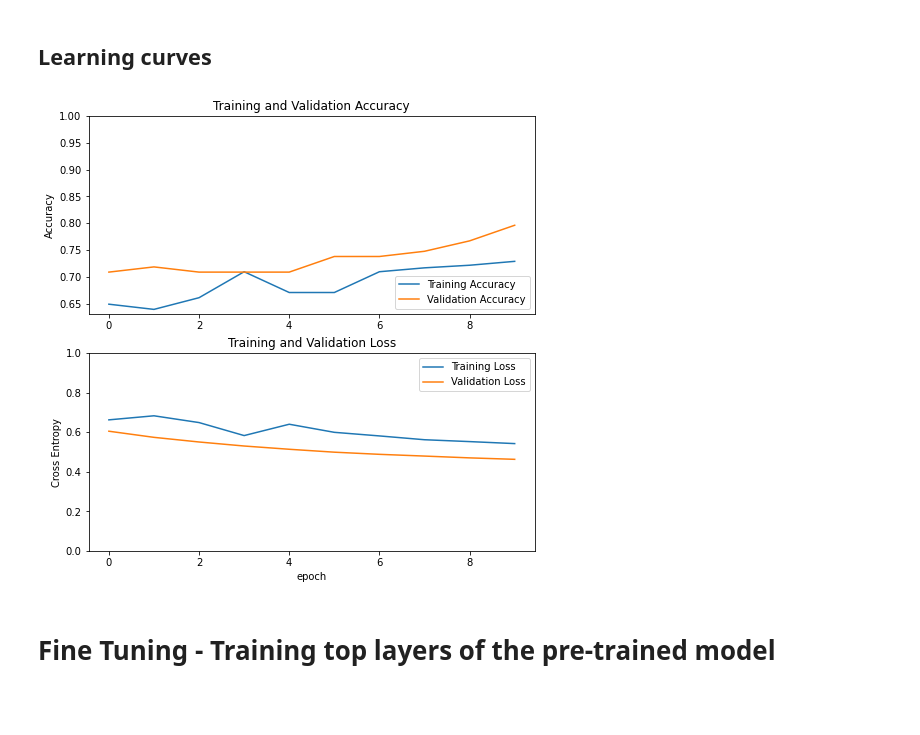
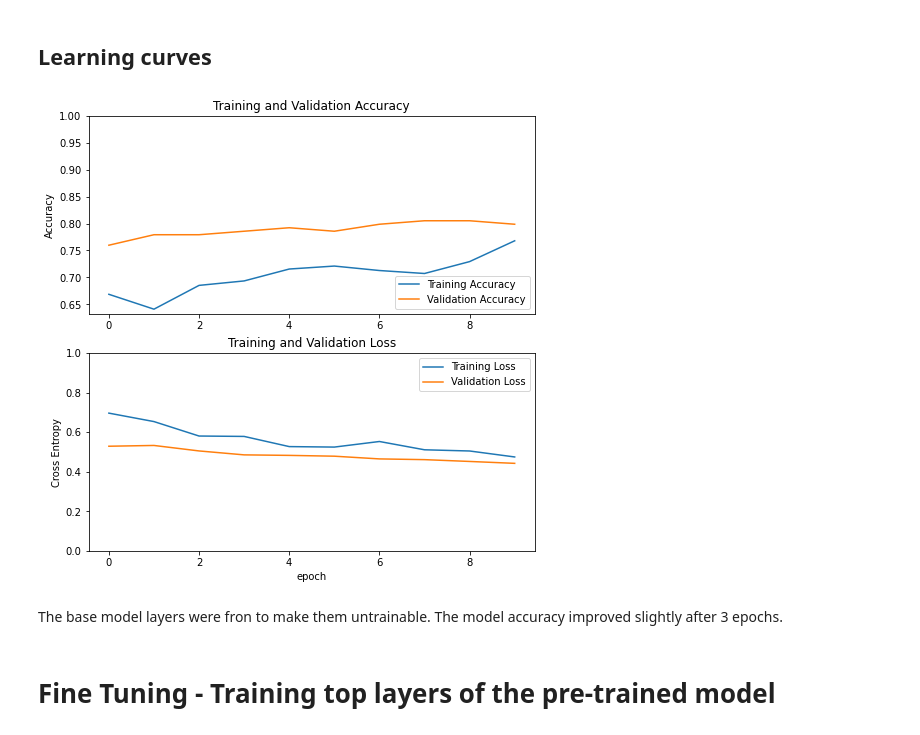
Before and after one commit to mehmetcil/TransferLearningCNN_EyeDiabete, a Jupyter notebook: TransferLearning_DiabetesPrediction_Resnet50.ipynb, the cells around one changed output. Saved outputs shown, nothing was run; the diff lists cells and outputs as text; code cells hidden in the pictures; blank space fills up the shorter version.

```diff
--- a/TransferLearning_DiabetesPrediction_Resnet50.ipynb
+++ b/TransferLearning_DiabetesPrediction_Resnet50.ipynb
@@ -25,8 +25,8 @@ image_size = (227,227)
 # Training dataset
 train_ds = tf.keras.preprocessing.image_dataset_from_directory(
   data_dir,
-  seed=123,
-  validation_split=0.2,
+  seed=100,
+  validation_split=0.3,
   subset="training",
   image_size=image_size,
   batch_size=batch_size)
@@ -37,8 +37,8 @@ Using 413 files for training.
 # Validation dataset
 val_ds = tf.keras.preprocessing.image_dataset_from_directory(
   data_dir,
-  seed=123,
-  validation_split=0.2,
+  seed=100,
+  validation_split=0.3,
   subset="validation",
   image_size=image_size,
   batch_size=batch_size)
@@ -175,7 +177,7 @@ x = data_augmentation(inputs)
 x = preprocess_input(x)
 x = base_model(x, training=False)
 x = global_average_layer(x)
-x = tf.keras.layers.Dropout(0.3)(x)
+x = tf.keras.layers.Dropout(0.2)(x)
 outputs = prediction_layer(x)
 model = tf.keras.Model(inputs, outputs)
 # %% [markdown]
@@ -253,30 +255,32 @@ Epoch 10/10
 # %%
 acc = history.history['accuracy']
 val_acc = history.history['val_accuracy']
 
 loss = history.history['loss']
 val_loss = history.history['val_loss']
 
-plt.figure(figsize=(8, 8))
+plt.figure(num= 1, figsize=(8, 8))
 plt.subplot(2, 1, 1)
 plt.plot(acc, label='Training Accuracy')
 plt.plot(val_acc, label='Validation Accuracy')
 plt.legend(loc='lower right')
 plt.ylabel('Accuracy')
 plt.ylim([min(plt.ylim()),1])
 plt.title('Training and Validation Accuracy')
 
 plt.subplot(2, 1, 2)
 plt.plot(loss, label='Training Loss')
 plt.plot(val_loss, label='Validation Loss')
 plt.legend(loc='upper right')
 plt.ylabel('Cross Entropy')
 plt.ylim([0,1.0])
 plt.title('Training and Validation Loss')
 plt.xlabel('epoch')
 plt.show()
 # %% [output]
-[figure, old version]
+[figure, new version]
+# %% [markdown]
+The base model layers were fron to make them untrainable. The model accuracy improved slightly after 3 epochs.
 # %% [markdown]
 # Fine Tuning - Training top layers of the pre-trained model
 # %%
```
Also changed, not shown: parts of 13 cells of this notebook.
